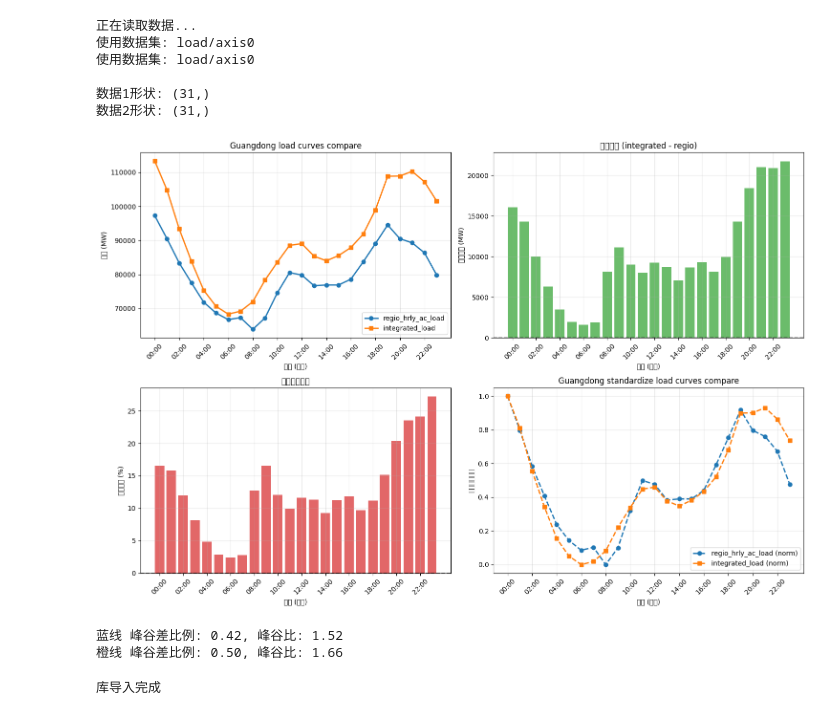
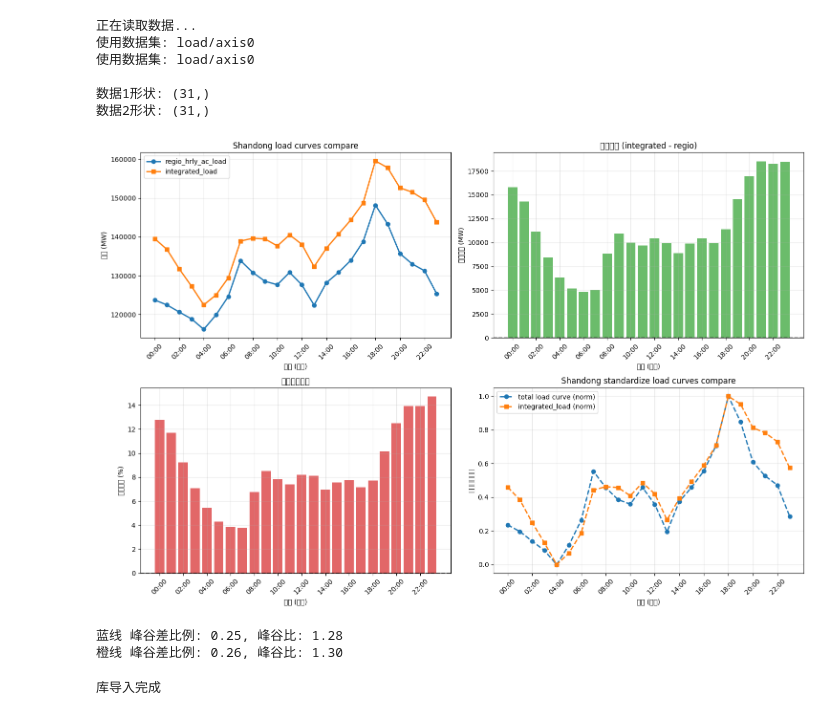
Before and after one commit to beijingzyl/PyPSA-China-PIK, a Jupyter notebook: workflow/notebooks/compare_load_curves.ipynb, the cells around one changed output. Cells and saved outputs as stored; diff of their text form; code cells hidden in the pictures.

Commit message:
update plotting

```diff
--- a/workflow/notebooks/compare_load_curves.ipynb
+++ b/workflow/notebooks/compare_load_curves.ipynb
@@ -116,7 +116,7 @@ import matplotlib.pyplot as plt
 # ---------------- 读取数据 ----------------
 with h5py.File(file1_path, 'r') as f1, h5py.File(file2_path, 'r') as f2:
     regions = [name.decode('utf-8') for name in f1['load/axis0'][:]]
-    target_region = 'Guangdong'
+    target_region = 'Shandong'
     idx = regions.index(target_region)
     values1 = f1['load/block0_values'][:]  # (8760, 31)
     values2 = f2['load/block0_values'][:]
@@ -176,36 +176,39 @@ plt.subplot(2, 2, 4)
 plt.plot(hours, norm_1, 'o--', color=colors[0], linewidth=2, markersize=6, label='total load curve (norm)')
 plt.plot(hours, norm_2, 's--', color=colors[1], linewidth=2, markersize=6, label='integrated_load (norm)')
 plt.xlabel('时间 (小时)')
 plt.ylabel('标准化后负荷')
 plt.title(f'{target_region} standardize load curves compare')
 plt.legend()
 plt.grid(True, alpha=0.3)
 plt.xticks(hours[::2], time_labels[::2], rotation=45)
 
 plt.tight_layout()
 plt.show()
 
 # 假设 first_day_1 和 first_day_2 已经在手
 peak_blue = first_day_1.max()
 valley_blue = first_day_1.min()
 mean_blue = first_day_1.mean()
 diff_blue = peak_blue - valley_blue
 ratio_blue = diff_blue / mean_blue
 pv_blue = peak_blue / valley_blue
 
 peak_orange = first_day_2.max()
 valley_orange = first_day_2.min()
 mean_orange = first_day_2.mean()
 diff_orange = peak_orange - valley_orange
 ratio_orange = diff_orange / mean_orange
 pv_orange = peak_orange / valley_orange
 
 print(f"蓝线 峰谷差比例: {ratio_blue:.2f}, 峰谷比: {pv_blue:.2f}")
 print(f"橙线 峰谷差比例: {ratio_orange:.2f}, 峰谷比: {pv_orange:.2f}")
+### EV share curve### 2030 and 2060
+### yearly load curve duration
+### national
 # %% [output]
-[figure, old version]
+[figure, new version]
-蓝线 峰谷差比例: 0.42, 峰谷比: 1.52
-橙线 峰谷差比例: 0.50, 峰谷比: 1.66
+蓝线 峰谷差比例: 0.25, 峰谷比: 1.28
+橙线 峰谷差比例: 0.26, 峰谷比: 1.30
 # %%
 import pandas as pd
 import numpy as np
```
Also changed, not shown: 6 other files.
